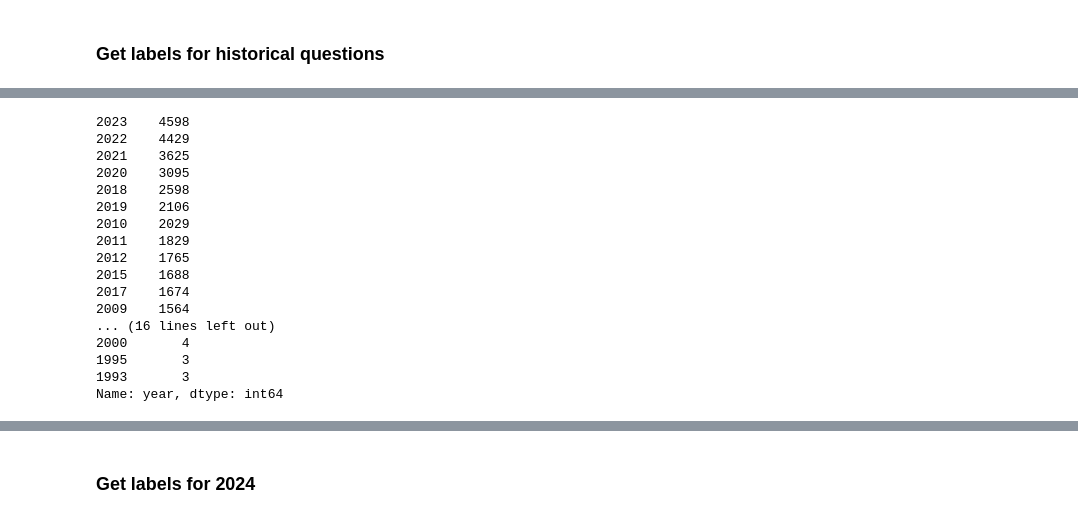
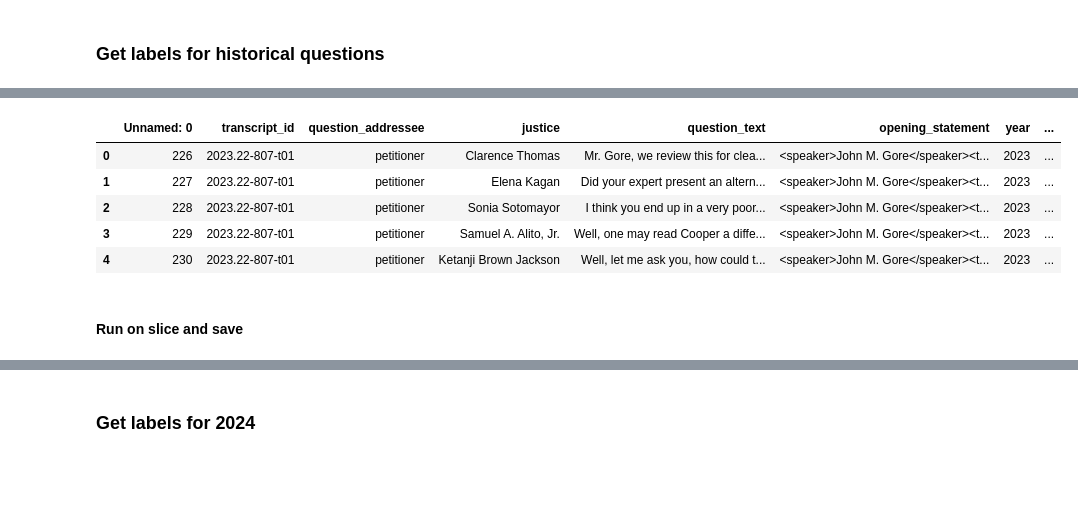
Before and after one commit to skyien-z/llms-for-oral-arguments, a Jupyter notebook: llm_generation_scripts/generate_metacog_labels_della_inference.ipynb, the cells around one changed output, grey strips where cells are left out. Saved outputs shown, nothing was run; the diff lists cells and outputs as text; code cells hidden in the pictures; blank space fills up the shorter version.

Commit message:
add metacog labels

```diff
--- a/llm_generation_scripts/generate_metacog_labels_della_inference.ipynb
+++ b/llm_generation_scripts/generate_metacog_labels_della_inference.ipynb
@@ -132,24 +129,0 @@ memory usage: 2.1+ MB
-# %%
-def extract_year(id):
-    return id.split('.')[0]
-
-all_qs_df['year'] = all_qs_df['transcript_id'].apply(extract_year)
-all_qs_df['year'].value_counts()
-# %% [output]
-2023    4598
-2022    4429
-2021    3625
-2020    3095
-2018    2598
-2019    2106
-2010    2029
-2011    1829
-2012    1765
-2015    1688
-2017    1674
-2009    1564
-... (16 lines left out)
-2000       4
-1995       3
-1993       3
-Name: year, dtype: int64
@@ -176,0 +130,39 @@ for year, group in df.groupby('year'):
+# %%
+### CHANGE THIS TO GENERATE FOR DIFF CHUNKS
+
+### NEXT TODO IS 2018, chunk 2
+year = '2023'
+chunk = '0'
+
+
+# # input_dir = f'../datasets/historical_questions/{year}/slices'
+# input_filename = f'{year}_{chunk}_questions_from_current_justices'
+# input_fp = f'{input_dir}/{input_filename}.csv'
+
+
+input_filename = f'{year}_{chunk}_questions_from_current_justices'
+model = model_name.split('/')[-1]
+input_dir = f'../datasets/coherence/'
+input_subdir = os.path.join(input_dir, model)
+os.makedirs(input_subdir, exist_ok=True)
+input_fp = f'{input_subdir}/{input_filename}.csv'
+
+
+
+out_dir = f'../datasets/llm_outputs/metacog/'
+model = model_name.split('/')[-1]
+out_subdir = os.path.join(out_dir, model)
+os.makedirs(out_subdir, exist_ok=True)
+out_fp = f'{out_subdir}/{input_filename}_coherent_metacog_labels_single.csv'
+# %%
+df = pd.read_csv(input_fp)
+df.head()
+# %% [output]
+|  | Unnamed: 0 | transcript_id | question_addressee | justice | question_text | opening_statement | year | ... |
+| 0 | 226 | 2023.22-807-t01 | petitioner | Clarence Thomas | Mr. Gore, we review this for clea... | <speaker>John M. Gore</speaker><t... | 2023 | ... |
+| 1 | 227 | 2023.22-807-t01 | petitioner | Elena Kagan | Did your expert present an altern... | <speaker>John M. Gore</speaker><t... | 2023 | ... |
+| 2 | 228 | 2023.22-807-t01 | petitioner | Sonia Sotomayor | I think you end up in a very poor... | <speaker>John M. Gore</speaker><t... | 2023 | ... |
+| 3 | 229 | 2023.22-807-t01 | petitioner | Samuel A. Alito, Jr. | Well, one may read Cooper a diffe... | <speaker>John M. Gore</speaker><t... | 2023 | ... |
+| 4 | 230 | 2023.22-807-t01 | petitioner | Ketanji Brown Jackson | Well, let me ask you, how could t... | <speaker>John M. Gore</speaker><t... | 2023 | ... |
+# %% [markdown]
+#### Run on slice and save
```
Also changed, not shown: parts of 18 cells of this notebook, 6 other files.
